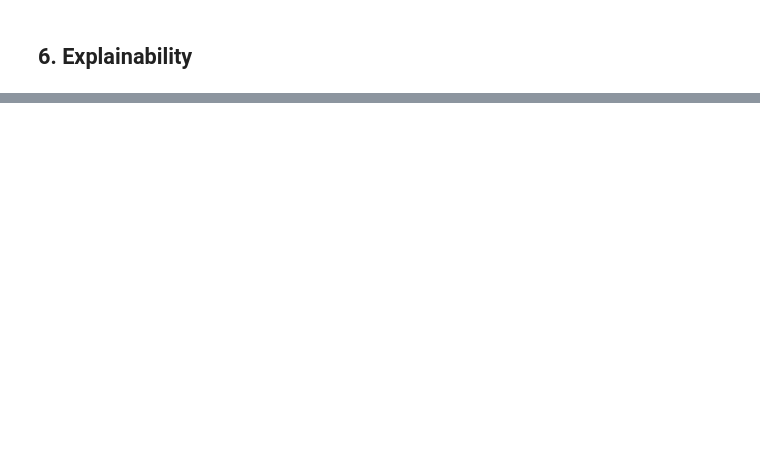
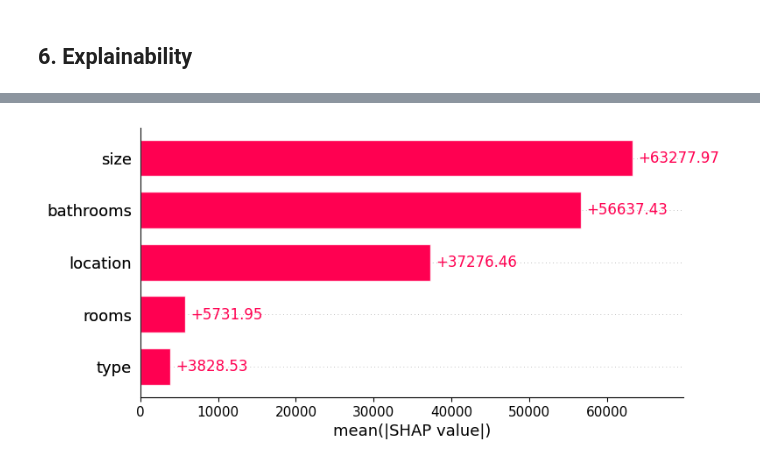
Before and after one commit to pdpau/catalan-realestate-price-prediction, a Jupyter notebook: src/main_prediccio_catalunya.ipynb, the cells around one changed output, grey strips where cells are left out. Drawn from its saved outputs; the diff is of its cells as text; code cells hidden in the pictures; blank space fills up the shorter version.

```diff
--- a/src/main_prediccio_catalunya.ipynb
+++ b/src/main_prediccio_catalunya.ipynb
@@ -518,0 +598,4 @@ R2 Score: 0.7766503354856367
+# %%
+shap.plots.bar(shap_vals)
+# %% [output]
+[figure, added]
```
Also changed, not shown: parts of 21 cells of this notebook.
